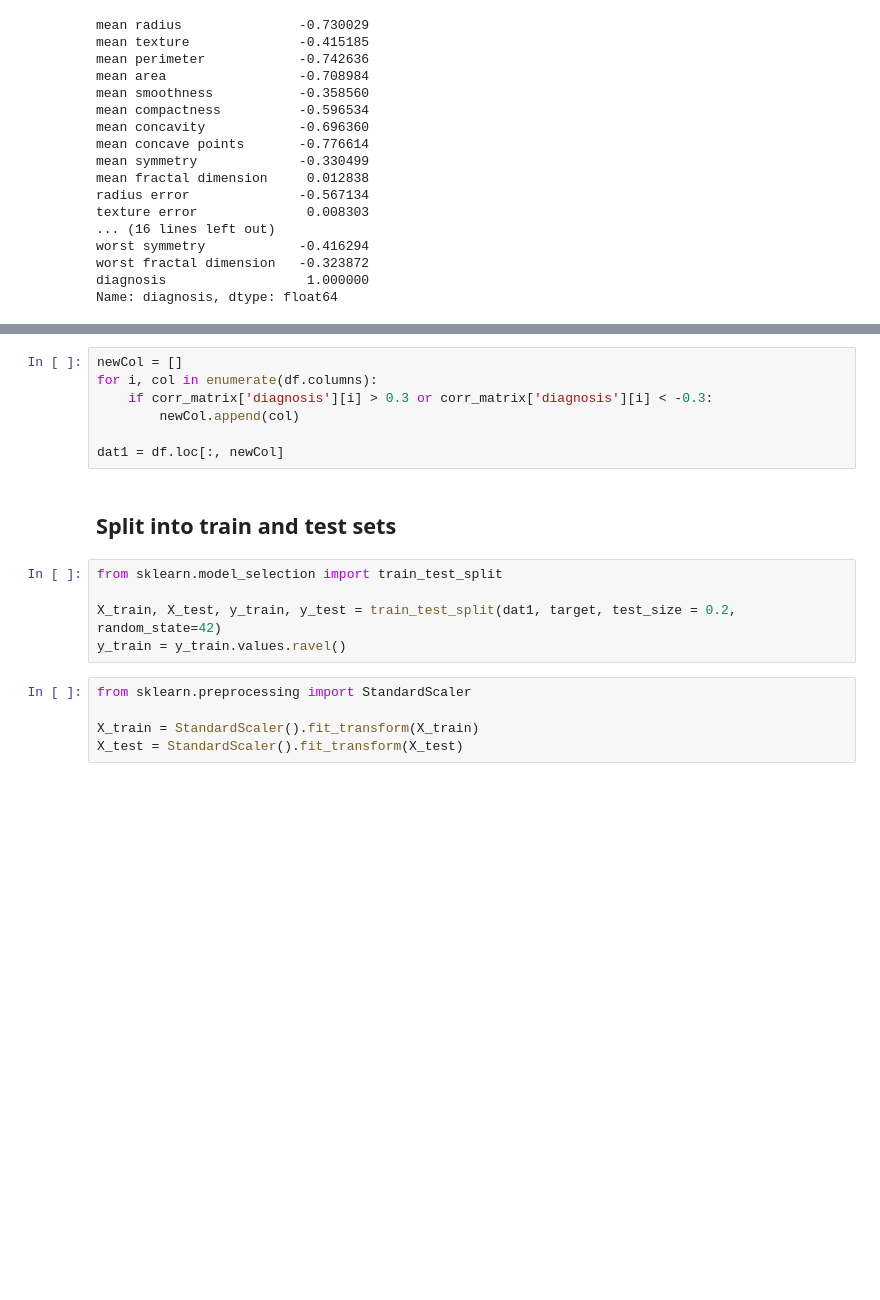
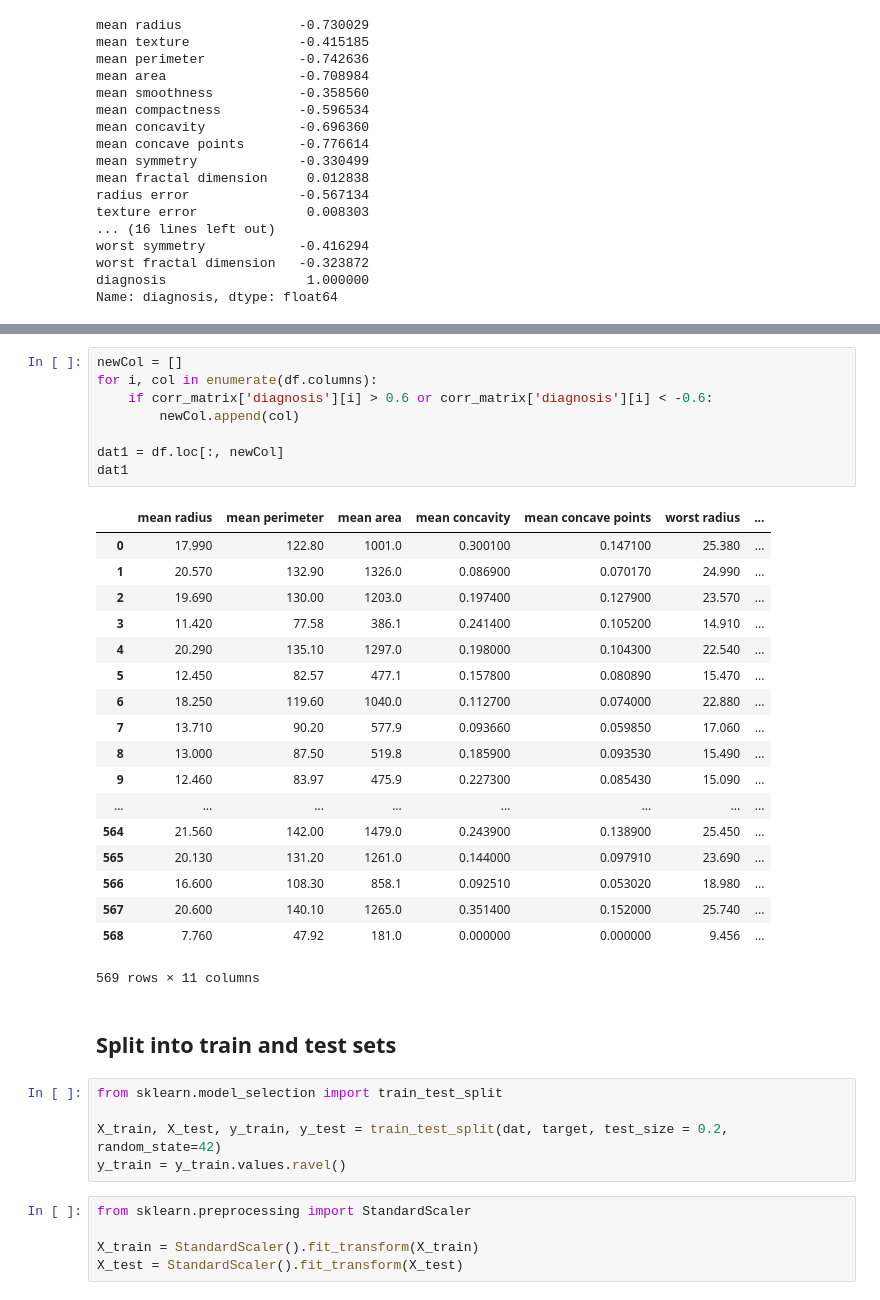
Before and after one commit to pratyakshajha/Machine-Learning-Problems, a Jupyter notebook: Breast cancer Wisconsin/breast cancer.ipynb, the cells around one changed output, grey strips where cells are left out. Saved outputs shown, nothing was run; the diff lists cells and outputs as text; blank space fills up the shorter version.

```diff
--- a/Breast cancer Wisconsin/breast cancer.ipynb
+++ b/Breast cancer Wisconsin/breast cancer.ipynb
@@ -121,16 +127,36 @@ plt.show()
 # %%
 newCol = []
 for i, col in enumerate(df.columns):
-    if corr_matrix['diagnosis'][i] > 0.3 or corr_matrix['diagnosis'][i] < -0.3:
+    if corr_matrix['diagnosis'][i] > 0.6 or corr_matrix['diagnosis'][i] < -0.6:
         newCol.append(col)
 
 dat1 = df.loc[:, newCol]
+dat1
+# %% [output]
+|  | mean radius | mean perimeter | mean area | mean concavity | mean concave points | worst radius | ... |
+| 0 | 17.990 | 122.80 | 1001.0 | 0.300100 | 0.147100 | 25.380 | ... |
+| 1 | 20.570 | 132.90 | 1326.0 | 0.086900 | 0.070170 | 24.990 | ... |
+| 2 | 19.690 | 130.00 | 1203.0 | 0.197400 | 0.127900 | 23.570 | ... |
+| 3 | 11.420 | 77.58 | 386.1 | 0.241400 | 0.105200 | 14.910 | ... |
+| 4 | 20.290 | 135.10 | 1297.0 | 0.198000 | 0.104300 | 22.540 | ... |
+| 5 | 12.450 | 82.57 | 477.1 | 0.157800 | 0.080890 | 15.470 | ... |
+| 6 | 18.250 | 119.60 | 1040.0 | 0.112700 | 0.074000 | 22.880 | ... |
+| 7 | 13.710 | 90.20 | 577.9 | 0.093660 | 0.059850 | 17.060 | ... |
+| 8 | 13.000 | 87.50 | 519.8 | 0.185900 | 0.093530 | 15.490 | ... |
+| 9 | 12.460 | 83.97 | 475.9 | 0.227300 | 0.085430 | 15.090 | ... |
+| ... | ... | ... | ... | ... | ... | ... | ... |
+| 564 | 21.560 | 142.00 | 1479.0 | 0.243900 | 0.138900 | 25.450 | ... |
+| 565 | 20.130 | 131.20 | 1261.0 | 0.144000 | 0.097910 | 23.690 | ... |
+| 566 | 16.600 | 108.30 | 858.1 | 0.092510 | 0.053020 | 18.980 | ... |
+| 567 | 20.600 | 140.10 | 1265.0 | 0.351400 | 0.152000 | 25.740 | ... |
+| 568 | 7.760 | 47.92 | 181.0 | 0.000000 | 0.000000 | 9.456 | ... |
+569 rows × 11 columns
 # %% [markdown]
 ## Split into train and test sets
 # %%
 from sklearn.model_selection import train_test_split
 
-X_train, X_test, y_train, y_test = train_test_split(dat1, target, test_size = 0.2, random_state=42)
+X_train, X_test, y_train, y_test = train_test_split(dat, target, test_size = 0.2, random_state=42)
 y_train = y_train.values.ravel()
 # %%
 from sklearn.preprocessing import StandardScaler
```
Also changed, not shown: parts of 6 cells of this notebook, 1 other file.
